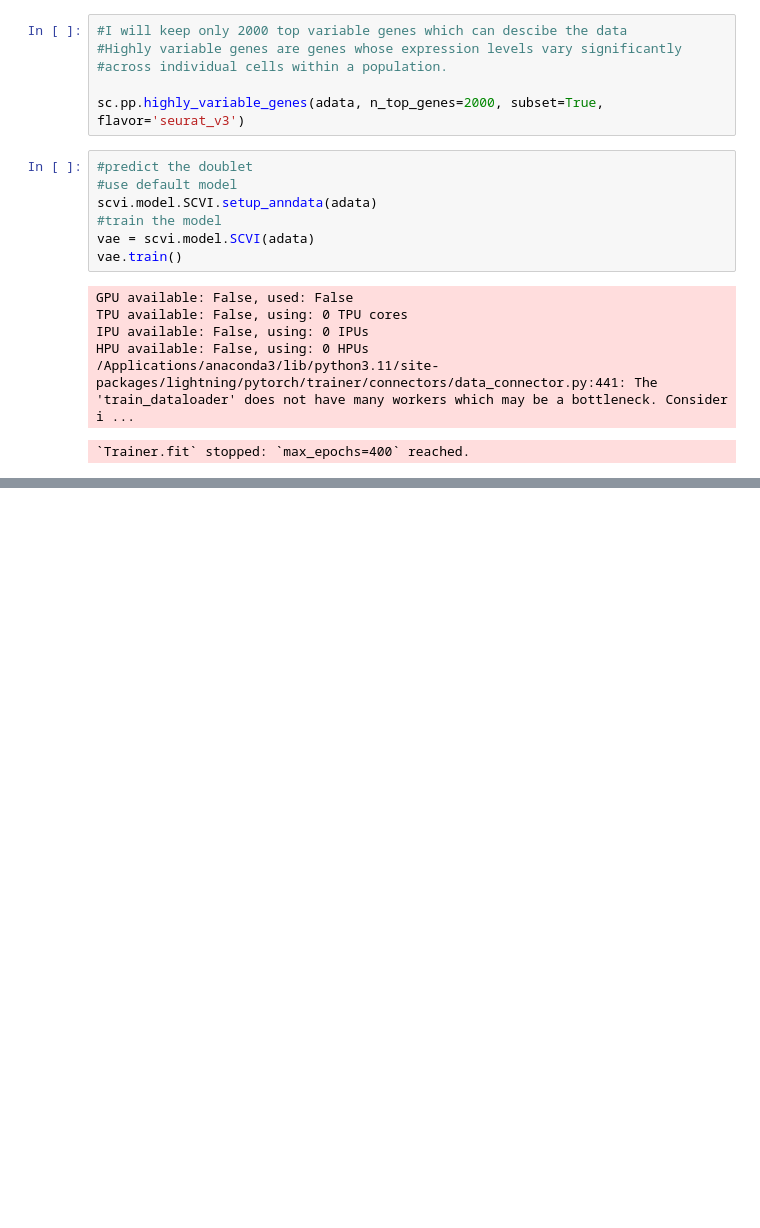
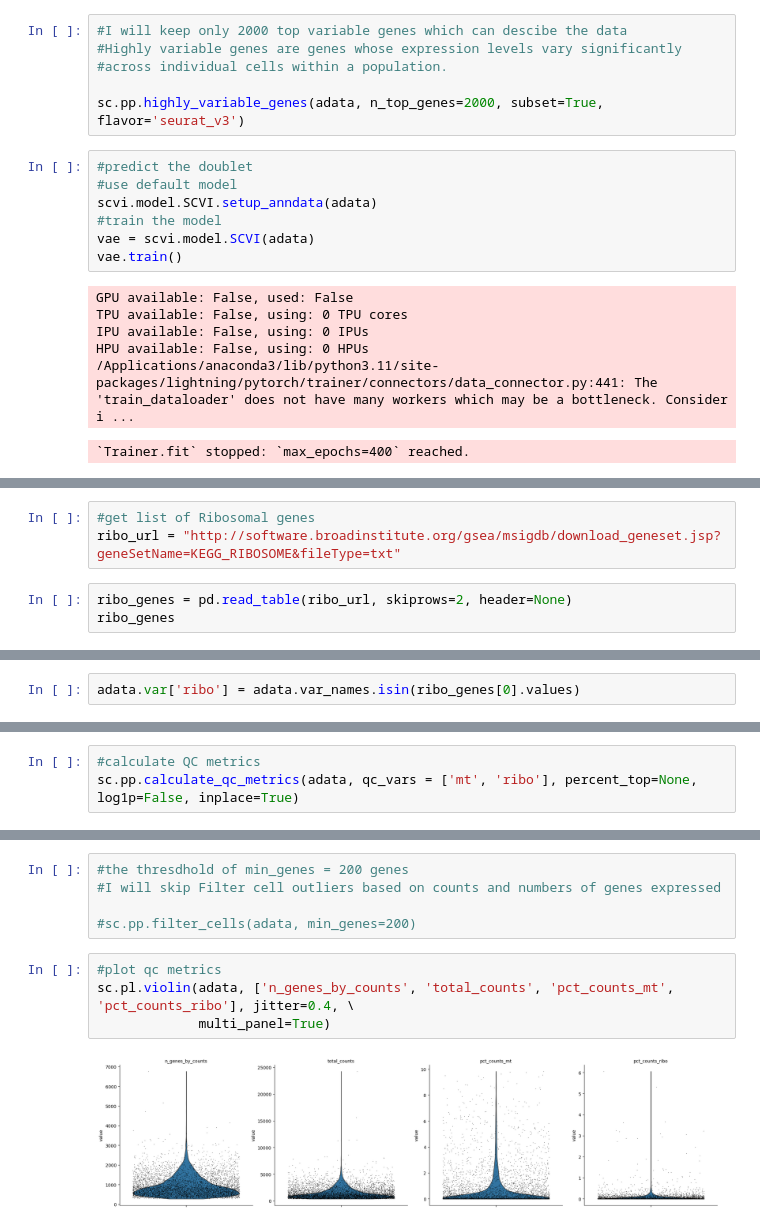
Before and after one commit to chira-ploy/singlecells-DataPlayground, a Jupyter notebook: lung_covid19/lungCovid19.ipynb, the cells around one changed output, grey strips where cells are left out. Drawn from its saved outputs; the diff is of its cells as text; blank space fills up the shorter version.

```diff
--- a/lung_covid19/lungCovid19.ipynb
+++ b/lung_covid19/lungCovid19.ipynb
@@ -242,0 +266,6 @@ adata.obs
+# %%
+#get list of Ribosomal genes
+ribo_url = "http://software.broadinstitute.org/gsea/msigdb/download_geneset.jsp?geneSetName=KEGG_RIBOSOME&fileType=txt"
+# %%
+ribo_genes = pd.read_table(ribo_url, skiprows=2, header=None)
+ribo_genes
@@ -242,0 +302,2 @@ adata.obs
+# %%
+adata.var['ribo'] = adata.var_names.isin(ribo_genes[0].values)
@@ -242,0 +326,3 @@ adata.obs
+# %%
+#calculate QC metrics
+sc.pp.calculate_qc_metrics(adata, qc_vars = ['mt', 'ribo'], percent_top=None, log1p=False, inplace=True)
@@ -242,0 +382,11 @@ adata.obs
+# %%
+#the thresdhold of min_genes = 200 genes
+#I will skip Filter cell outliers based on counts and numbers of genes expressed
+
+#sc.pp.filter_cells(adata, min_genes=200)
+# %%
+#plot qc metrics
+sc.pl.violin(adata, ['n_genes_by_counts', 'total_counts', 'pct_counts_mt', 'pct_counts_ribo'], jitter=0.4, \
+             multi_panel=True)
+# %% [output]
+[figure, added]
```
Also changed, not shown: parts of 91 cells of this notebook.
